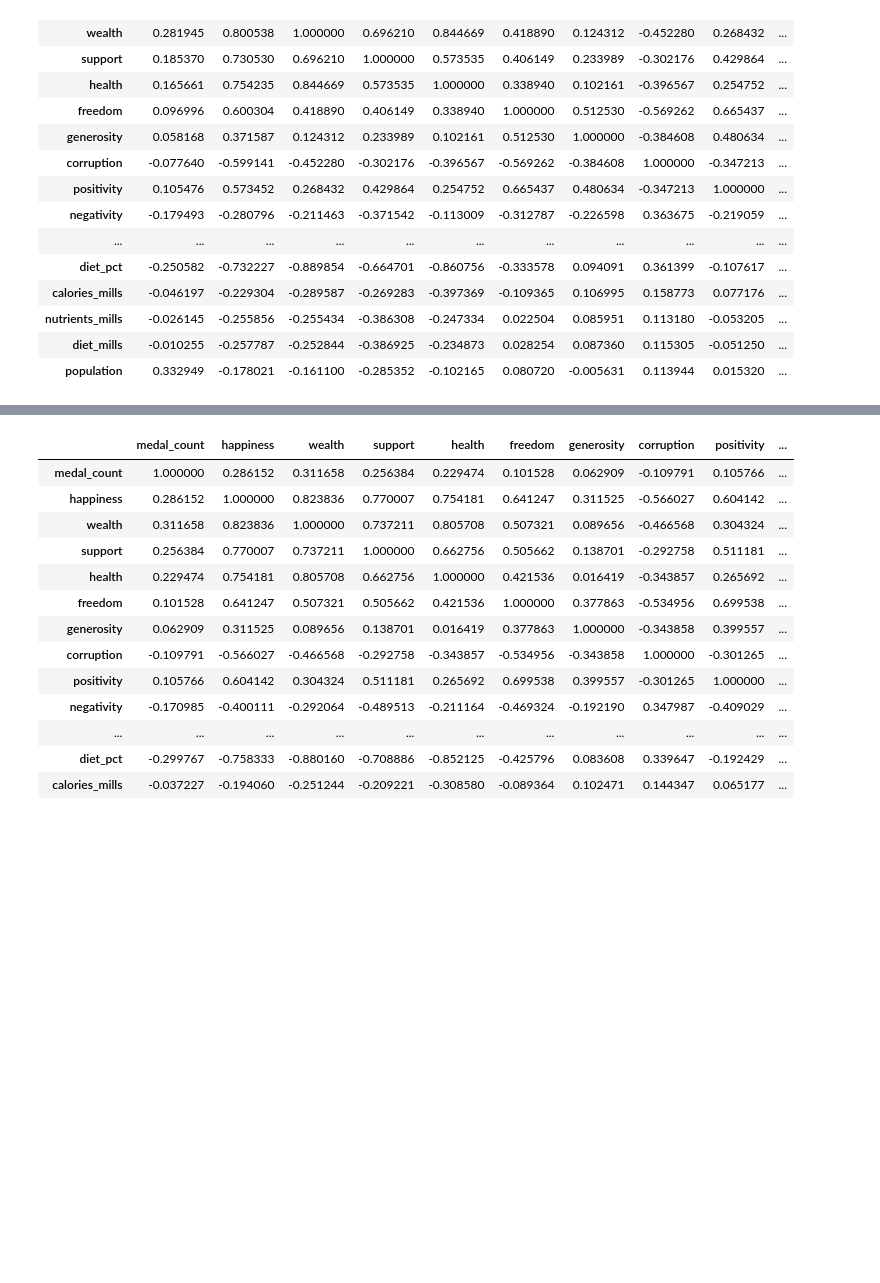
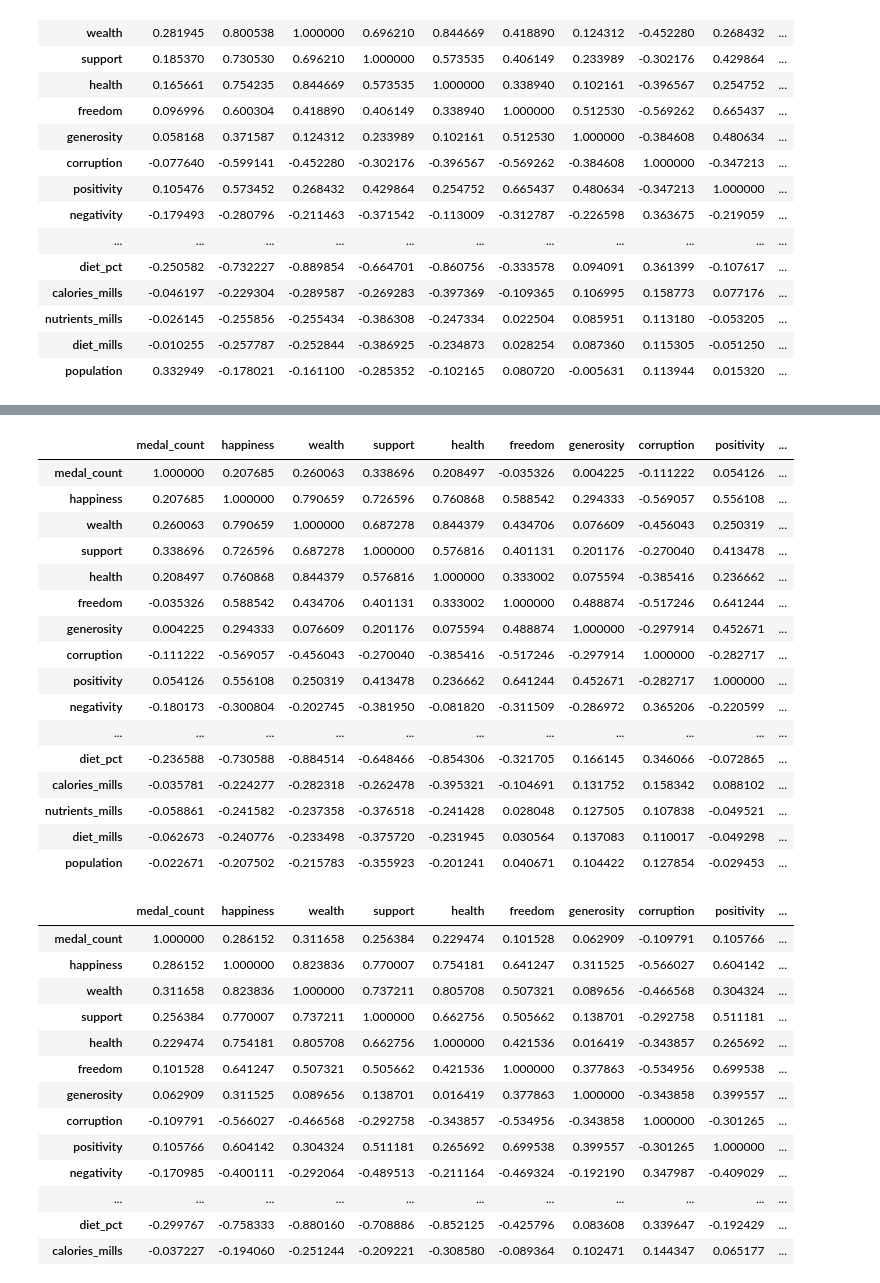
Before and after one commit to JimGile/group3-project1, a Jupyter notebook: src/jg_medal_detail_correlations.ipynb, the cells around one changed output, grey strips where cells are left out. Saved outputs shown, nothing was run; the diff lists cells and outputs as text; code cells hidden in the pictures; blank space fills up the shorter version.

```diff
--- a/src/jg_medal_detail_correlations.ipynb
+++ b/src/jg_medal_detail_correlations.ipynb
@@ -70,3 +165,23 @@ df.set_index('country_name').corr()
+# %%
+outlier_df.set_index('country_name').corr()
+# %% [output]
+|  | medal_count | happiness | wealth | support | health | freedom | generosity | corruption | positivity | ... |
+| medal_count | 1.000000 | 0.207685 | 0.260063 | 0.338696 | 0.208497 | -0.035326 | 0.004225 | -0.111222 | 0.054126 | ... |
+| happiness | 0.207685 | 1.000000 | 0.790659 | 0.726596 | 0.760868 | 0.588542 | 0.294333 | -0.569057 | 0.556108 | ... |
+| wealth | 0.260063 | 0.790659 | 1.000000 | 0.687278 | 0.844379 | 0.434706 | 0.076609 | -0.456043 | 0.250319 | ... |
+| support | 0.338696 | 0.726596 | 0.687278 | 1.000000 | 0.576816 | 0.401131 | 0.201176 | -0.270040 | 0.413478 | ... |
+| health | 0.208497 | 0.760868 | 0.844379 | 0.576816 | 1.000000 | 0.333002 | 0.075594 | -0.385416 | 0.236662 | ... |
+| freedom | -0.035326 | 0.588542 | 0.434706 | 0.401131 | 0.333002 | 1.000000 | 0.488874 | -0.517246 | 0.641244 | ... |
+| generosity | 0.004225 | 0.294333 | 0.076609 | 0.201176 | 0.075594 | 0.488874 | 1.000000 | -0.297914 | 0.452671 | ... |
+| corruption | -0.111222 | -0.569057 | -0.456043 | -0.270040 | -0.385416 | -0.517246 | -0.297914 | 1.000000 | -0.282717 | ... |
+| positivity | 0.054126 | 0.556108 | 0.250319 | 0.413478 | 0.236662 | 0.641244 | 0.452671 | -0.282717 | 1.000000 | ... |
+| negativity | -0.180173 | -0.300804 | -0.202745 | -0.381950 | -0.081820 | -0.311509 | -0.286972 | 0.365206 | -0.220599 | ... |
+| ... | ... | ... | ... | ... | ... | ... | ... | ... | ... | ... |
+| diet_pct | -0.236588 | -0.730588 | -0.884514 | -0.648466 | -0.854306 | -0.321705 | 0.166145 | 0.346066 | -0.072865 | ... |
+| calories_mills | -0.035781 | -0.224277 | -0.282318 | -0.262478 | -0.395321 | -0.104691 | 0.131752 | 0.158342 | 0.088102 | ... |
+| nutrients_mills | -0.058861 | -0.241582 | -0.237358 | -0.376518 | -0.241428 | 0.028048 | 0.127505 | 0.107838 | -0.049521 | ... |
+| diet_mills | -0.062673 | -0.240776 | -0.233498 | -0.375720 | -0.231945 | 0.030564 | 0.137083 | 0.110017 | -0.049298 | ... |
+| population | -0.022671 | -0.207502 | -0.215783 | -0.355923 | -0.201241 | 0.040671 | 0.104422 | 0.127854 | -0.029453 | ... |
 # %%
 # Men's summer games correlation
 data_to_select = {
```
Also changed, not shown: parts of 6 cells of this notebook, 2 other files.
